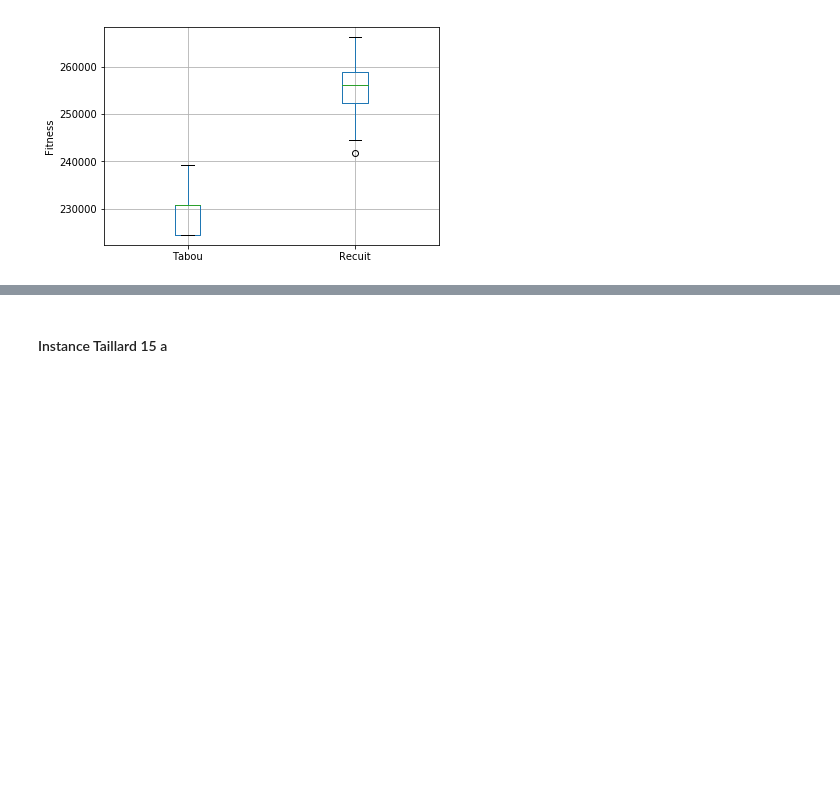
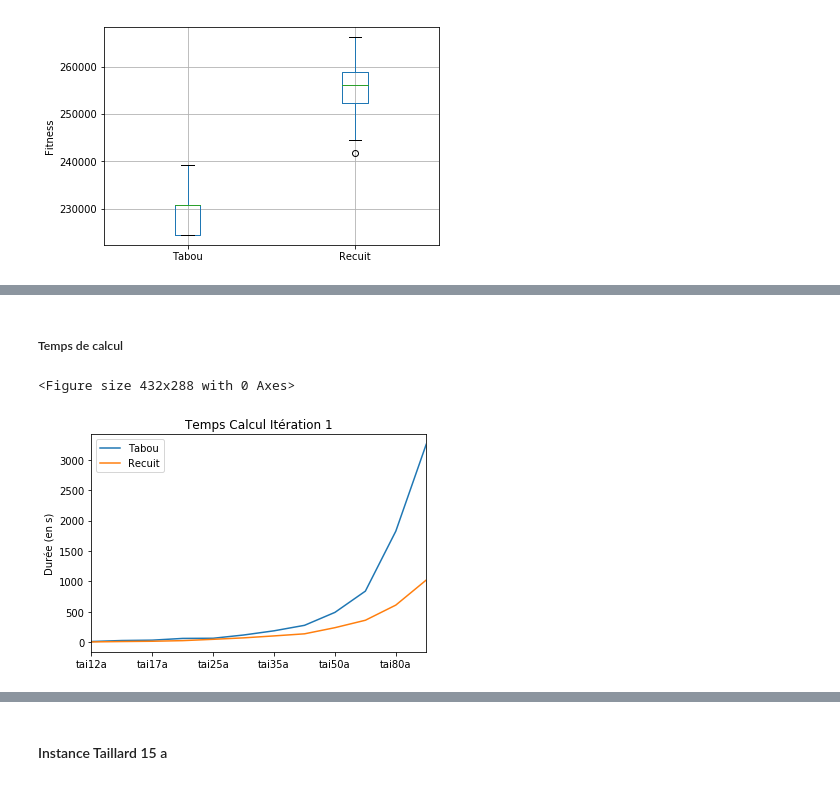
Before and after one commit to Ruseur/QuadracticAssignmentProblem, a Jupyter notebook: QuadraticAssignmentProblem.ipynb, the cells around one changed output, grey strips where cells are left out. Saved outputs shown, nothing was run; the diff lists cells and outputs as text; code cells hidden in the pictures; blank space fills up the shorter version.

```diff
--- a/QuadraticAssignmentProblem.ipynb
+++ b/QuadraticAssignmentProblem.ipynb
@@ -383,7 +383,7 @@ L'élément **x initial** est un élément choisi aléatoirement parmi l'ensembl
 
 L'ensemble des données extraites de nos algorithmes sont accessibles dans le répertoire `data/exports`.
 # %%
-def csv_to_boxplot(instance = "", version = 1):
+def csv_to_boxplot(instance = "", version = 1, title = ""):
     df_recuit = pd.read_csv('./data/exports/recuit/v'+str(version)+'_'+instance+'.csv', sep=',')
     df_tabou = pd.read_csv('./data/exports/tabou/v'+str(version)+'_'+instance+'.csv', sep=',')
 
@@ -393,7 +393,29 @@ def csv_to_boxplot(instance = "", version = 1):
     df_instance.columns = ['Recuit', 'Recuit Durée', 'Tabou','Tabou Durée']
     boxplot_instance = df_instance.boxplot(column=['Tabou','Recuit']).set_ylabel("Fitness")
 
-def csv_to_graph_duree(list_instance = [], version=1):
+def csv_to_multiple_boxplot(instance = ""):
+    df_recuit = pd.read_csv('./data/exports/recuit/v1_'+instance+'.csv', sep=',')
+    df_tabou = pd.read_csv('./data/exports/tabou/v1_'+instance+'.csv', sep=',')
+    df_recuit_3 = pd.read_csv('./data/exports/recuit/v3_'+instance+'.csv', sep=',')
+    df_tabou_3 = pd.read_csv('./data/exports/tabou/v3_'+instance+'.csv', sep=',')
+
+    df_instance = pd.DataFrame(
+        [df_recuit.fitness,df_recuit.duration,df_tabou.fitness,df_tabou.duration,df_recuit_3.fitness,df_recuit_3.duration,df_tabou_3.fitness,df_tabou_3.duration]
+    ).transpose()
+    df_instance.columns = ['Recuit1', 'Recuit1 Durée', 'Tabou1','Tabou1 Durée', 'Recuit3', 'Recuit3 Durée', 'Tabou3','Tabou3 Durée']
+    boxplot_instance = df_instance.boxplot(column=['Tabou1','Recuit1','Tabou3','Recuit3']).set_ylabel("Fitness")
+
+def csv_to_multiple_boxplot_iter(instance = "", type = ""):
+    df_1 = pd.read_csv('./data/exports/'+type+'/v1_'+instance+'.csv', sep=',')
+    df_3 = pd.read_csv('./data/exports/'+type+'/v3_'+instance+'.csv', sep=',')
+
+    df_instance = pd.DataFrame(
+        [df_1.fitness,df_1.duration,df_3.fitness,df_3.duration]
+    ).transpose()
+    df_instance.columns = ['Iteration1', 'Iteration1 Durée', 'Iteration3', 'Iteration3 Durée']
+    boxplot_instance = df_instance.boxplot(column=['Iteration1','Iteration3']).set_ylabel("Fitness")
+
+def csv_to_graph_duree(list_instance = [], version=1, title = ""):
     data_recuit = []
     data_tabou = []
     for instance in list_instance:
@@ -403,7 +425,7 @@ def csv_to_graph_duree(list_instance = [], version=1):
         data_tabou.append(df_tabou.loc[:,"duration"].mean())
     df = pd.DataFrame({'Tabou':data_tabou,'Recuit':data_recuit},index = list_instance)
     plt.figure()
-    df.plot().set_ylabel("Durée (en s)")
+    df.plot(title=title).set_ylabel("Durée (en s)")
 # %% [markdown]
 ### Première itération
 # %% [markdown]
@@ -420,0 +511,8 @@ csv_to_boxplot('tai12a',1)
+# %% [markdown]
+##### Temps de calcul
+# %%
+list_instances = ["tai12a", "tai15a", "tai17a", "tai20a", "tai25a", "tai30a", "tai35a", "tai40a", "tai50a", "tai60a", "tai80a", "tai100a"]
+csv_to_graph_duree(list_instances,1,"Temps Calcul Itération 1")
+# %% [output]
+<Figure size 432x288 with 0 Axes>
+[figure, added]
```
Also changed, not shown: parts of 106 cells of this notebook, 29 other files.
